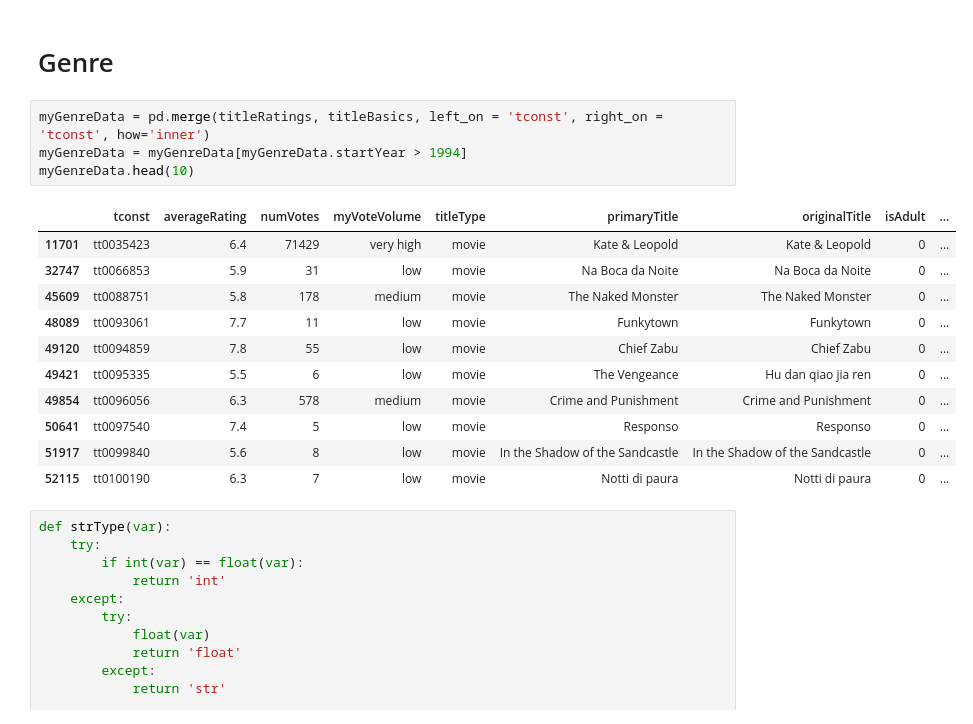
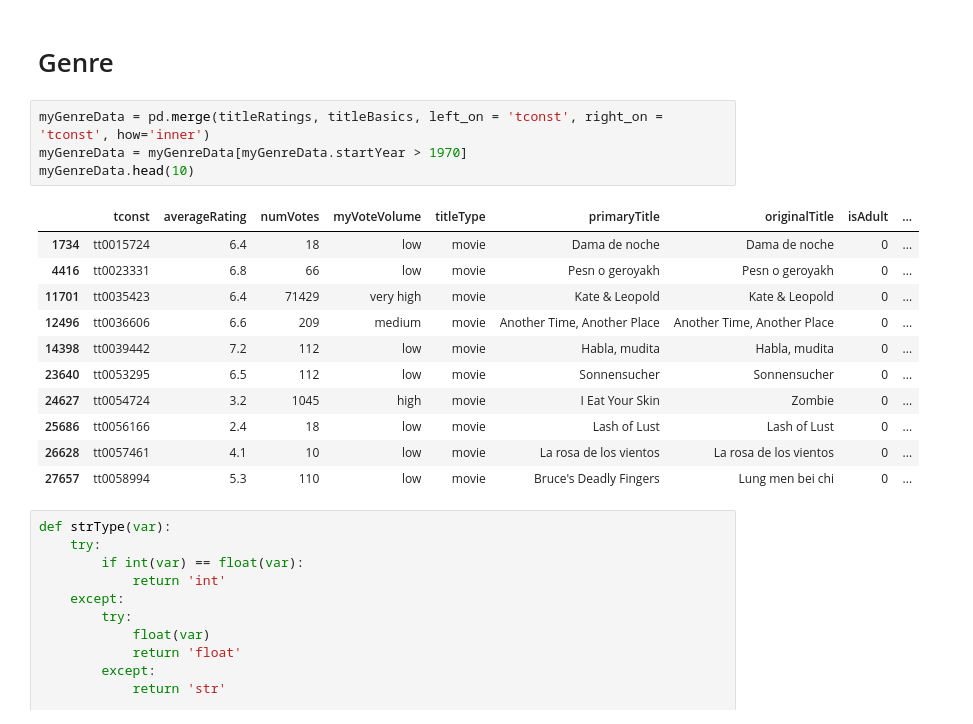
Before and after one commit to dniedermier-cscc/Scrum-Lords-Capstone-2018, a Jupyter notebook: IMDB/Working Notebooks/IMDB_Capstone_DN.ipynb, the cells around one changed output. Drawn from its saved outputs; the diff is of its cells as text.

```diff
--- a/IMDB/Working Notebooks/IMDB_Capstone_DN.ipynb
+++ b/IMDB/Working Notebooks/IMDB_Capstone_DN.ipynb
@@ -164,20 +154,20 @@ myData2.corr()
 <h1>Genre</h2>
 # %%
 myGenreData = pd.merge(titleRatings, titleBasics, left_on = 'tconst', right_on = 'tconst', how='inner')
-myGenreData = myGenreData[myGenreData.startYear > 1994]
+myGenreData = myGenreData[myGenreData.startYear > 1970]
 myGenreData.head(10)
 # %% [output]
 |  | tconst | averageRating | numVotes | myVoteVolume | titleType | primaryTitle | originalTitle | isAdult | ... |
+| 1734 | tt0015724 | 6.4 | 18 | low | movie | Dama de noche | Dama de noche | 0 | ... |
+| 4416 | tt0023331 | 6.8 | 66 | low | movie | Pesn o geroyakh | Pesn o geroyakh | 0 | ... |
 | 11701 | tt0035423 | 6.4 | 71429 | very high | movie | Kate & Leopold | Kate & Leopold | 0 | ... |
-| 32747 | tt0066853 | 5.9 | 31 | low | movie | Na Boca da Noite | Na Boca da Noite | 0 | ... |
-| 45609 | tt0088751 | 5.8 | 178 | medium | movie | The Naked Monster | The Naked Monster | 0 | ... |
-| 48089 | tt0093061 | 7.7 | 11 | low | movie | Funkytown | Funkytown | 0 | ... |
-| 49120 | tt0094859 | 7.8 | 55 | low | movie | Chief Zabu | Chief Zabu | 0 | ... |
-| 49421 | tt0095335 | 5.5 | 6 | low | movie | The Vengeance | Hu dan qiao jia ren | 0 | ... |
-| 49854 | tt0096056 | 6.3 | 578 | medium | movie | Crime and Punishment | Crime and Punishment | 0 | ... |
-| 50641 | tt0097540 | 7.4 | 5 | low | movie | Responso | Responso | 0 | ... |
-| 51917 | tt0099840 | 5.6 | 8 | low | movie | In the Shadow of the Sandcastle | In the Shadow of the Sandcastle | 0 | ... |
-| 52115 | tt0100190 | 6.3 | 7 | low | movie | Notti di paura | Notti di paura | 0 | ... |
+| 12496 | tt0036606 | 6.6 | 209 | medium | movie | Another Time, Another Place | Another Time, Another Place | 0 | ... |
+| 14398 | tt0039442 | 7.2 | 112 | low | movie | Habla, mudita | Habla, mudita | 0 | ... |
+| 23640 | tt0053295 | 6.5 | 112 | low | movie | Sonnensucher | Sonnensucher | 0 | ... |
+| 24627 | tt0054724 | 3.2 | 1045 | high | movie | I Eat Your Skin | Zombie | 0 | ... |
+| 25686 | tt0056166 | 2.4 | 18 | low | movie | Lash of Lust | Lash of Lust | 0 | ... |
+| 26628 | tt0057461 | 4.1 | 10 | low | movie | La rosa de los vientos | La rosa de los vientos | 0 | ... |
+| 27657 | tt0058994 | 5.3 | 110 | low | movie | Bruce's Deadly Fingers | Lung men bei chi | 0 | ... |
 # %%
 def strType(var):
     try:
```
Also changed, not shown: parts of 22 cells of this notebook.
